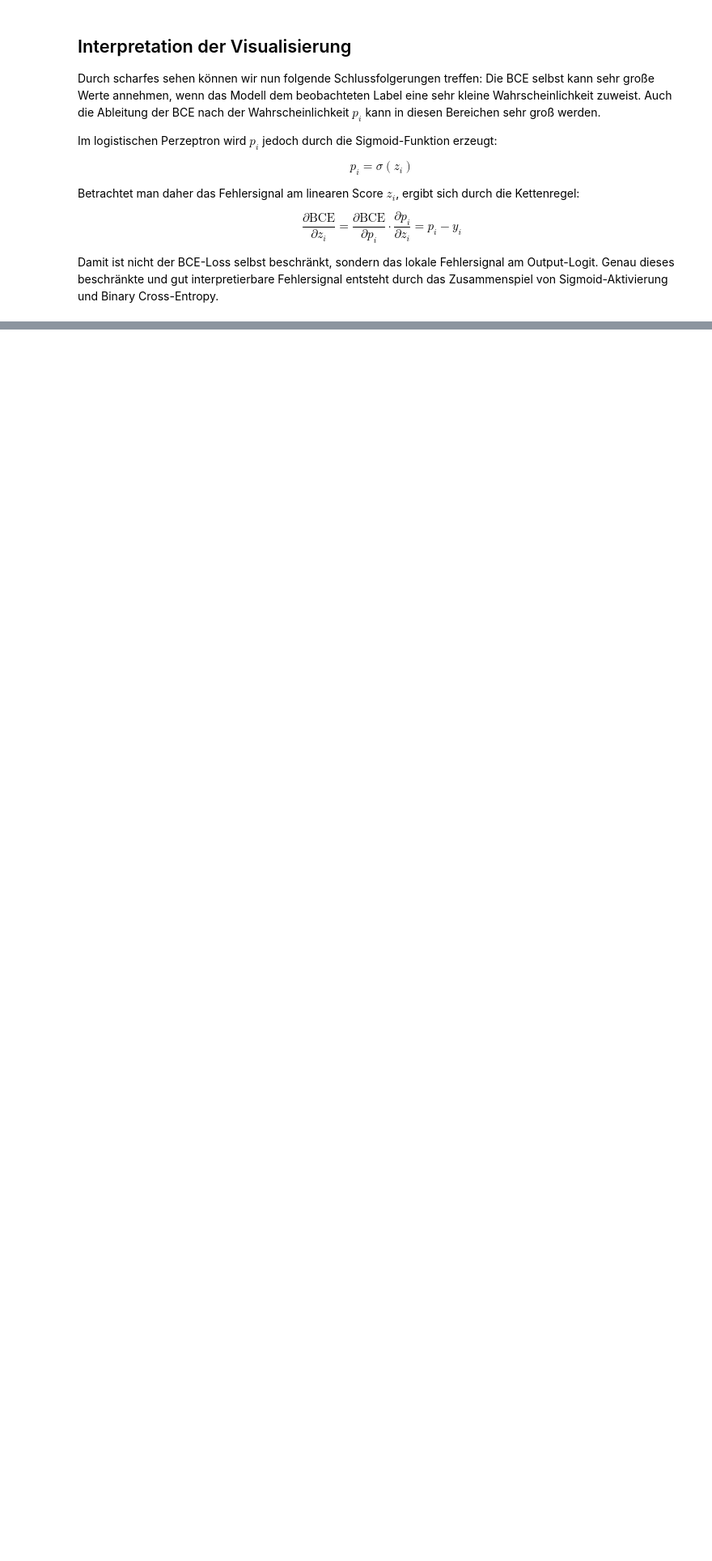
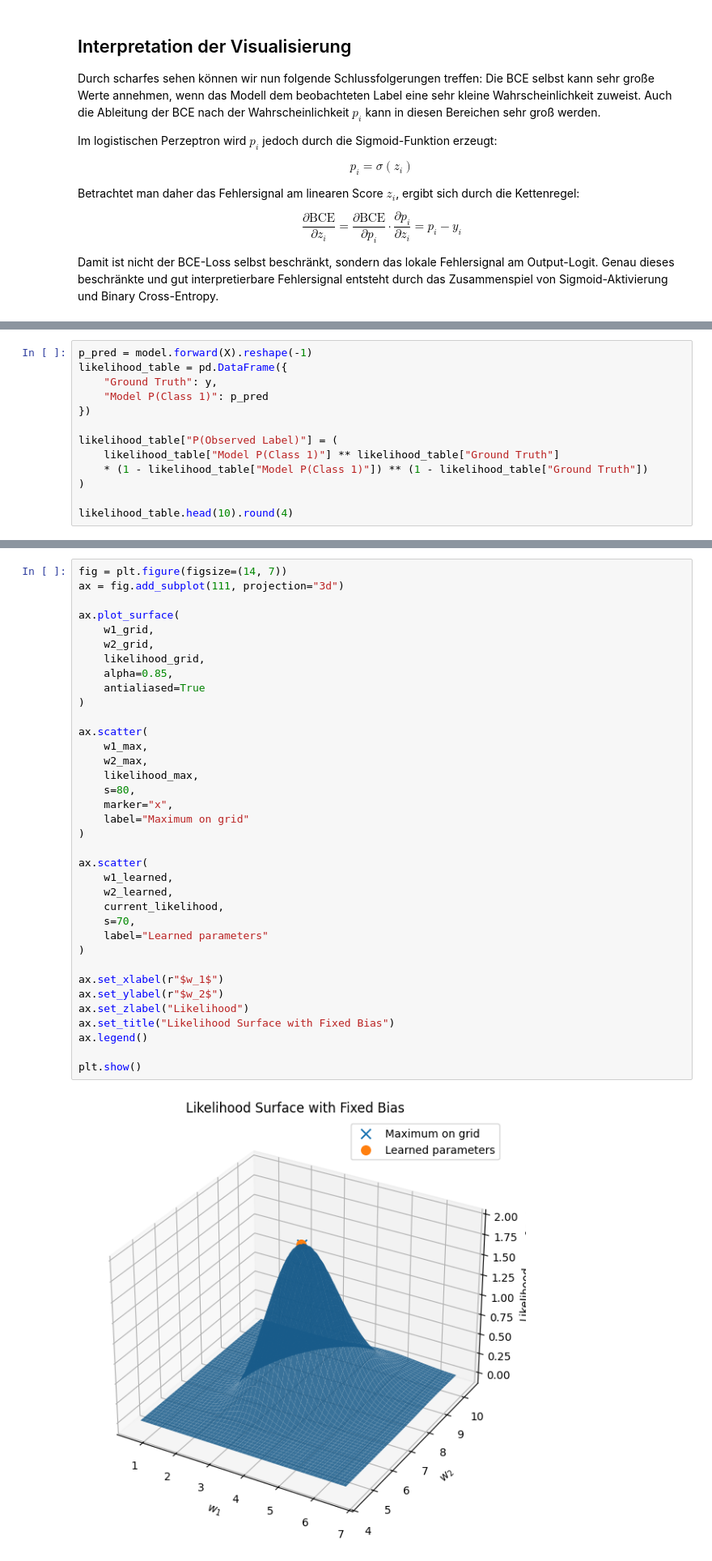
Before and after one commit to red-apple38/understanding-deep-learning, a Jupyter notebook: docs/beginner/Logistic_perceptron.ipynb, the cells around one changed output, grey strips where cells are left out. Shown at 81% size. Cells and saved outputs as stored; diff of their text form; blank space fills up the shorter version.

```diff
--- a/docs/beginner/Logistic_perceptron.ipynb
+++ b/docs/beginner/Logistic_perceptron.ipynb
@@ -921,0 +986,13 @@ Aus diesem Grund arbeitet man in der Praxis meist nicht direkt mit der Likelihoo
+# %%
+p_pred = model.forward(X).reshape(-1)
+likelihood_table = pd.DataFrame({
+    "Ground Truth": y,
+    "Model P(Class 1)": p_pred
+})
+
+likelihood_table["P(Observed Label)"] = (
+    likelihood_table["Model P(Class 1)"] ** likelihood_table["Ground Truth"]
+    * (1 - likelihood_table["Model P(Class 1)"]) ** (1 - likelihood_table["Ground Truth"])
+)
+
+likelihood_table.head(10).round(4)
@@ -921,0 +1181,38 @@ Aus diesem Grund arbeitet man in der Praxis meist nicht direkt mit der Likelihoo
+# %%
+fig = plt.figure(figsize=(14, 7))
+ax = fig.add_subplot(111, projection="3d")
+
+ax.plot_surface(
+    w1_grid,
+    w2_grid,
+    likelihood_grid,
+    alpha=0.85,
+    antialiased=True
+)
+
+ax.scatter(
+    w1_max,
+    w2_max,
+    likelihood_max,
+    s=80,
+    marker="x",
+    label="Maximum on grid"
+)
+
+ax.scatter(
+    w1_learned,
+    w2_learned,
+    current_likelihood,
+    s=70,
+    label="Learned parameters"
+)
+
+ax.set_xlabel(r"$w_1$")
+ax.set_ylabel(r"$w_2$")
+ax.set_zlabel("Likelihood")
+ax.set_title("Likelihood Surface with Fixed Bias")
+ax.legend()
+
+plt.show()
+# %% [output]
+[figure, added]
```
Also changed, not shown: parts of 51 cells of this notebook, 2 other files.
